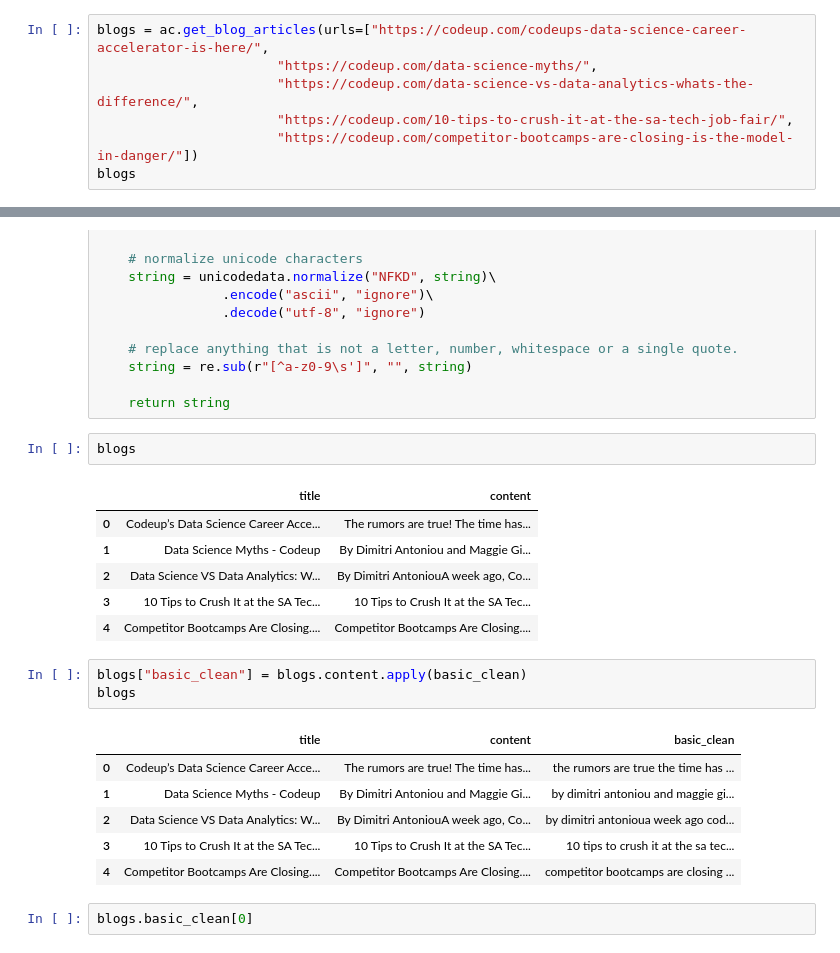
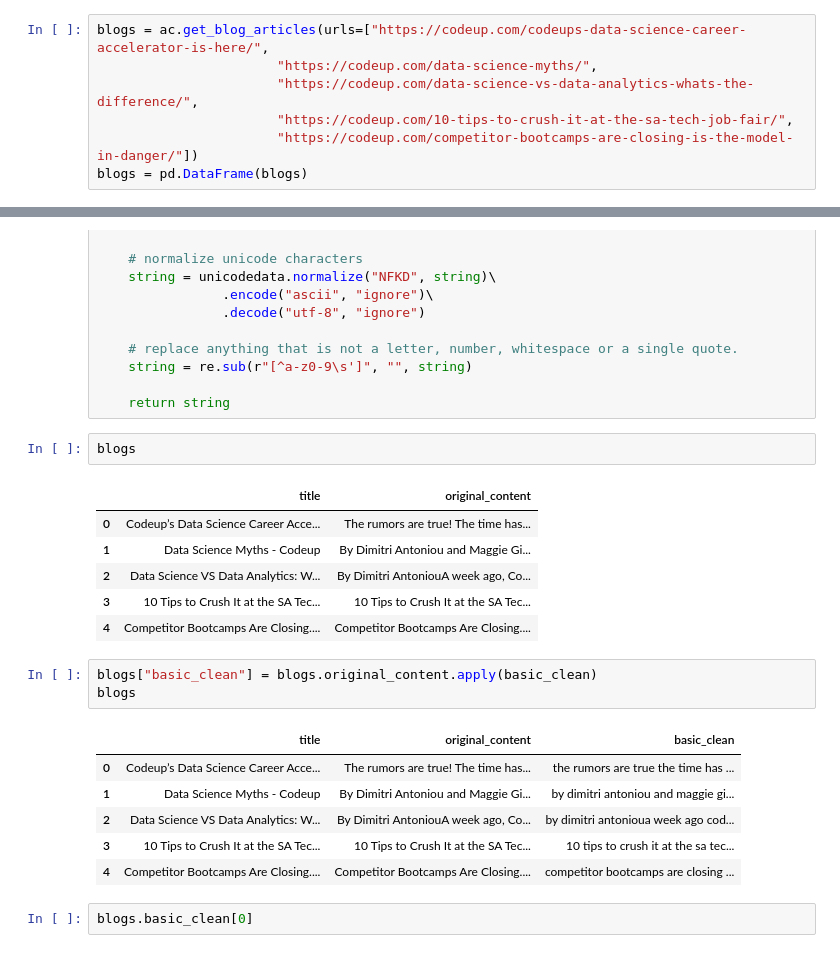
Before and after one commit to aleclhartman/natural-language-processing, a Jupyter notebook: prepare.ipynb, the cells around one changed output, grey strips where cells are left out. Cells and saved outputs as stored; diff of their text form.

```diff
--- a/prepare.ipynb
+++ b/prepare.ipynb
@@ -20,4 +20,4 @@ blogs = ac.get_blog_articles(urls=["https://codeup.com/codeups-data-science-care
                        "https://codeup.com/data-science-vs-data-analytics-whats-the-difference/",
                        "https://codeup.com/10-tips-to-crush-it-at-the-sa-tech-job-fair/",
                        "https://codeup.com/competitor-bootcamps-are-closing-is-the-model-in-danger/"])
-blogs
+blogs = pd.DataFrame(blogs)
@@ -88,17 +81,17 @@ def basic_clean(string):
 # %%
 blogs
 # %% [output]
-|  | title | content |
+|  | title | original_content |
 | 0 | Codeup’s Data Science Career Acce... | The rumors are true! The time has... |
 | 1 | Data Science Myths - Codeup | By Dimitri Antoniou and Maggie Gi... |
 | 2 | Data Science VS Data Analytics: W... | By Dimitri AntoniouA week ago, Co... |
 | 3 | 10 Tips to Crush It at the SA Tec... | 10 Tips to Crush It at the SA Tec... |
 | 4 | Competitor Bootcamps Are Closing.... | Competitor Bootcamps Are Closing.... |
 # %%
-blogs["basic_clean"] = blogs.content.apply(basic_clean)
+blogs["basic_clean"] = blogs.original_content.apply(basic_clean)
 blogs
 # %% [output]
-|  | title | content | basic_clean |
+|  | title | original_content | basic_clean |
 | 0 | Codeup’s Data Science Career Acce... | The rumors are true! The time has... | the rumors are true the time has ... |
 | 1 | Data Science Myths - Codeup | By Dimitri Antoniou and Maggie Gi... | by dimitri antoniou and maggie gi... |
 | 2 | Data Science VS Data Analytics: W... | By Dimitri AntoniouA week ago, Co... | by dimitri antonioua week ago cod... |
```
Also changed, not shown: parts of 30 cells of this notebook, 4 other files.
